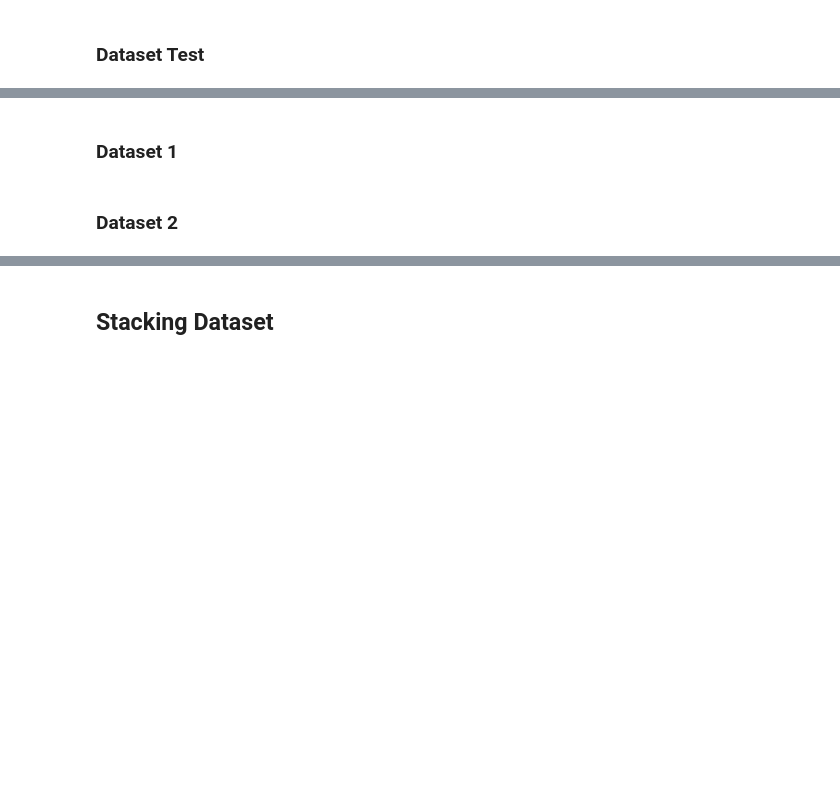
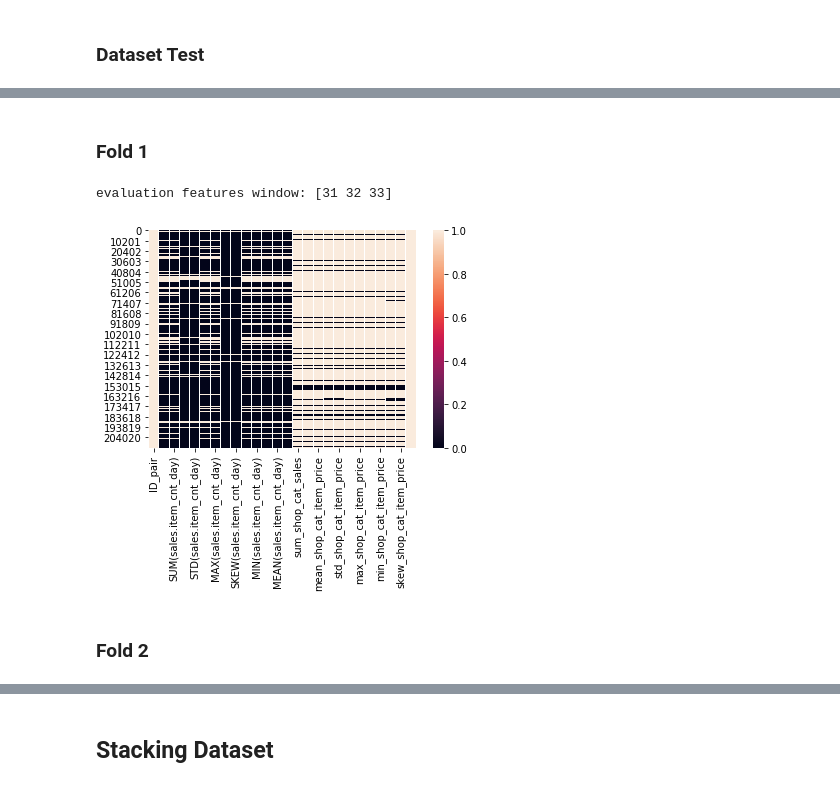
Before and after one commit to giorbernal/dsbase, a Jupyter notebook: timeSeries/TimeSeries-Predict-Sales-04-Evaluation.ipynb, the cells around one changed output, grey strips where cells are left out. Drawn from its saved outputs; the diff is of its cells as text; code cells hidden in the pictures; blank space fills up the shorter version.

Commit message:
developing evaluation process

```diff
--- a/timeSeries/TimeSeries-Predict-Sales-04-Evaluation.ipynb
+++ b/timeSeries/TimeSeries-Predict-Sales-04-Evaluation.ipynb
@@ -32,3 +67,5 @@ Let's evaluate the FT process
 months = [30,31,32]
 # %%
 sales_months_df = sales_df[sales_df['date_block_num'].isin(months)]
+# %%
+sales_months_df.drop(labels=['date_block_num','item_id','shop_id','item_category_id'], inplace=True, axis=1)
@@ -128,20 +192,18 @@ df_joined.head()
 # Generating the DataSet
 # %%
 slots = sales_df['date_block_num'].nunique()
+# %%
+slot_seq = np.arange(1,slots)
 # %%
-def generateFeatures(sales_df, months_feature, month_target, calculateTarget=True):
-    print('features window:',months_feature,', target:',month_target)
+def generateFeaturesForEvaluation(sales_df, months_feature, test_df):
+    print('evaluation features window:',months_feature)
     sales_months_df = sales_df[sales_df['date_block_num'].isin(months_feature)]
-    sales_result_df = sales_df[sales_df['date_block_num'] == month_target]
     sales_months_df.drop(labels=['date_block_num','shop_id','item_id','item_category_id'], inplace=True, axis=1)
-    sales_result_df.drop(labels=['date_block_num','shop_id','item_id','item_category_id'], inplace=True, axis=1)
 
     idsCat = getCatAgg(sales_months_df)
     ids = getItemAgg(sales_months_df)
-    target = getTargetAgg(sales_result_df)
-    target.head(3)
 
-    joined = joinThreeParts(ids, idsCat, target)
+    joined = joinEvaluationThreeParts(test_df, ids, idsCat)
 
     # Insert the slot component for correlation purposes
     joined['slot'] = joined['COUNT(sales)'].apply(lambda x: months_feature[-1])
@@ -172,4 +226,15 @@ dstest
 # %%
 windows = [3,6,12,18,25,32]
+# %%
+def processFold(i):
+    months = slot_seq[-windows[i-1]:]
+    fold_df = generateFeaturesForEvaluation(sales_df, months, test_df_enriched)
+
+    #sns.heatmap(~fold_df.isna())
+    # TODO cleaning and imputing data
+
+    # TODO Prediction in model fold[index]
+
+    return
 # %% [markdown]
-### Dataset 1
+### Fold 1
@@ -182,2 +241,7 @@ dataset1B.to_csv('../datasets/predict-sales/dataset1B.csv')
+# %%
+result1 = processFold(1)
+# %% [output]
+evaluation features window: [31 32 33]
+[figure, added]
 # %% [markdown]
-### Dataset 2
+### Fold 2
```
Also changed, not shown: parts of 58 cells of this notebook.
